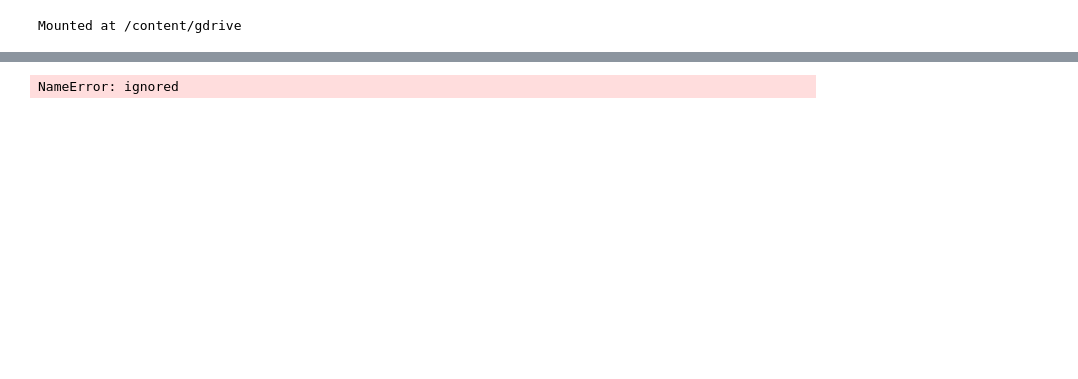
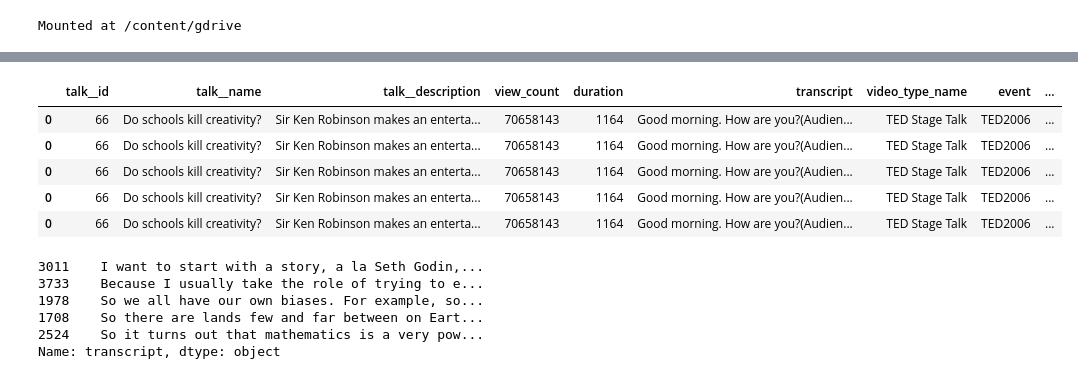
Before and after one commit to lromano97/text-mining, a Jupyter notebook: preprocesamiento.ipynb, the cells around one changed output, grey strips where cells are left out. Cells and saved outputs as stored; diff of their text form; code cells hidden in the pictures; blank space fills up the shorter version.

Commit message:
explode on tags@

```diff
--- a/preprocesamiento.ipynb
+++ b/preprocesamiento.ipynb
@@ -214,0 +232,14 @@ def pre_procesamiento_texto(text):
+# %%
+tedx_df = tedx_df.assign(talks__tags=tedx_df['talks__tags'].str.split(',')).explode('talks__tags')
+tedx_df['talks__tags'] = tedx_df['talks__tags'].str.replace("[", "")
+tedx_df['talks__tags'] = tedx_df['talks__tags'].str.replace("'", "")
+tedx_df['tag'] = tedx_df['talks__tags'].str.replace("]", "")
+del tedx_df['talks__tags']
+tedx_df.head()
+# %% [output]
+|  | talk__id | talk__name | talk__description | view_count | duration | transcript | video_type_name | event | ... |
+| 0 | 66 | Do schools kill creativity? | Sir Ken Robinson makes an enterta... | 70658143 | 1164 | Good morning. How are you?(Audien... | TED Stage Talk | TED2006 | ... |
+| 0 | 66 | Do schools kill creativity? | Sir Ken Robinson makes an enterta... | 70658143 | 1164 | Good morning. How are you?(Audien... | TED Stage Talk | TED2006 | ... |
+| 0 | 66 | Do schools kill creativity? | Sir Ken Robinson makes an enterta... | 70658143 | 1164 | Good morning. How are you?(Audien... | TED Stage Talk | TED2006 | ... |
+| 0 | 66 | Do schools kill creativity? | Sir Ken Robinson makes an enterta... | 70658143 | 1164 | Good morning. How are you?(Audien... | TED Stage Talk | TED2006 | ... |
+| 0 | 66 | Do schools kill creativity? | Sir Ken Robinson makes an enterta... | 70658143 | 1164 | Good morning. How are you?(Audien... | TED Stage Talk | TED2006 | ... |
@@ -215,7 +248,11 @@ def pre_procesamiento_texto(text):
 # %%
 # TODO: Replace tedx_df.speaker_occupation with the actual tag/tags used for clustering
-X_train, X_test, y_train, y_test = train_test_split(tedx_df.transcript, tedx_df.speaker_occupation, test_size=.30)
-tfidf_vectorizer = TfidfVectorizer(tokenizer=pre_procesamiento_texto)
-X_train_transform = tfidf_vectorizer.fit_transform(X_train)
+X_train, X_test, y_train, y_test = train_test_split(tedx_df.transcript, tedx_df.tag, test_size=.30)
+X_train.head()
 # %% [output]
-NameError: ignored
+3011    I want to start with a story, a la Seth Godin,...
+3733    Because I usually take the role of trying to e...
+1978    So we all have our own biases. For example, so...
+1708    So there are lands few and far between on Eart...
+2524    So it turns out that mathematics is a very pow...
+Name: transcript, dtype: object
```
Also changed, not shown: parts of 6 cells of this notebook.
